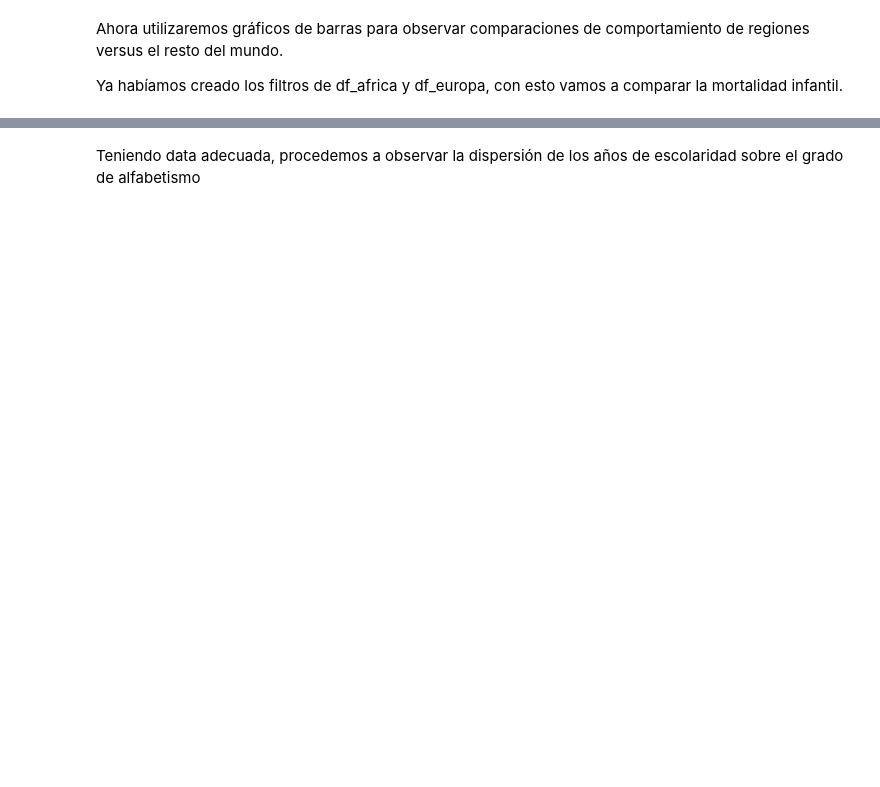
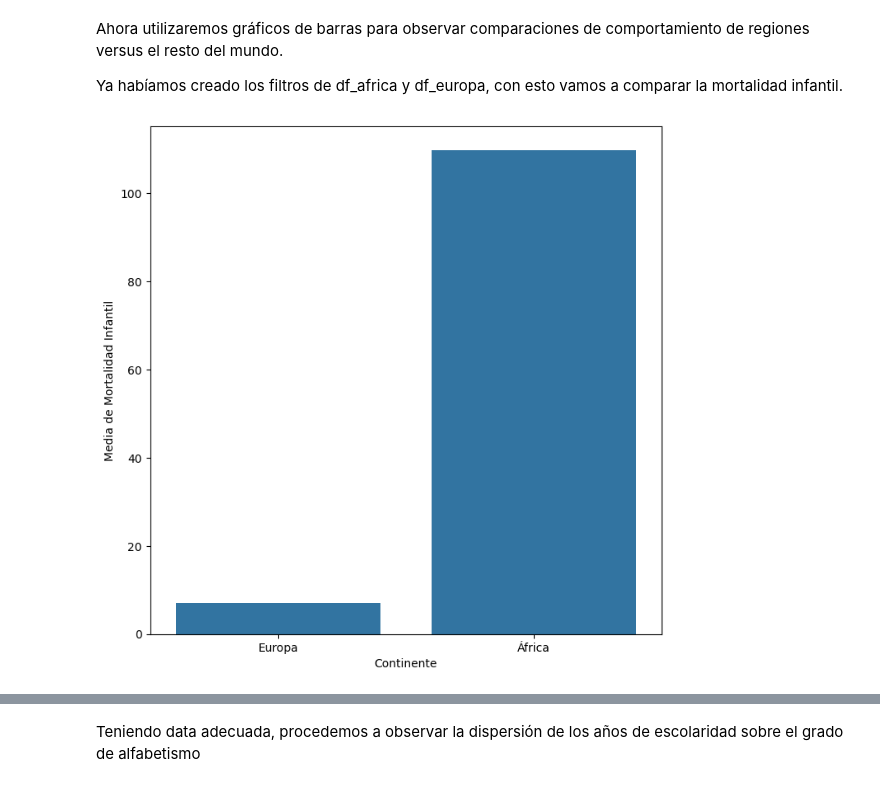
Before and after one commit to JuanVaquiro/DataScience, a Jupyter notebook: Data Analysis.ipynb, the cells around one changed output, grey strips where cells are left out. Saved outputs shown, nothing was run; the diff lists cells and outputs as text; code cells hidden in the pictures; blank space fills up the shorter version.

```diff
--- a/Data Analysis.ipynb
+++ b/Data Analysis.ipynb
@@ -512,4 +512,4 @@ df_africa.head()
 | 4 | Burundi | Africa | 349.200012 | 2.483333 | 18.600000 | 168.50 | 48.866665 | 7821783 | 10.250000 | 1.0344 | 66.599998 | ... |
 # %%
 # ¿Cómo creamos el filtro para los países de Europa?
-df_europa =
+df_europa = df_nations[df_nations["region"]=="Europe"]
@@ -551,6 +566,24 @@ plt.axvline(df_nations["gini"].mean(), color = "tomato")
 Ahora utilizaremos gráficos de barras para observar comparaciones de comportamiento de regiones versus el resto del mundo.
 
 Ya habíamos creado los filtros de df_africa y df_europa, con esto vamos a comparar la mortalidad infantil.
+# %%
+# Guardamos el valor promedio  de mortalidad infantil para EU Y AFC
+media_europe = df_europa['chldmort'].mean()
+media_africa = df_africa['chldmort'].mean()
+
+# Crear un DataFrame con los valores medios
+data = pd.DataFrame({
+    "Continente": ["Europa", "África"],
+    "Media de Mortalidad Infantil": [media_europe, media_africa]
+})
+
+# Crear el gráfico de barras
+sns.barplot(x="Continente", y="Media de Mortalidad Infantil", data=data)
+
+# Mostrar el gráfico
+plt.show()
+# %% [output]
+[figure, added]
 # %%
 #Graficamos
 df_euafr = df_nations.loc[df_nations["region"].isin(["Europe","Africa"])]
```
Also changed, not shown: parts of 29 cells of this notebook.
